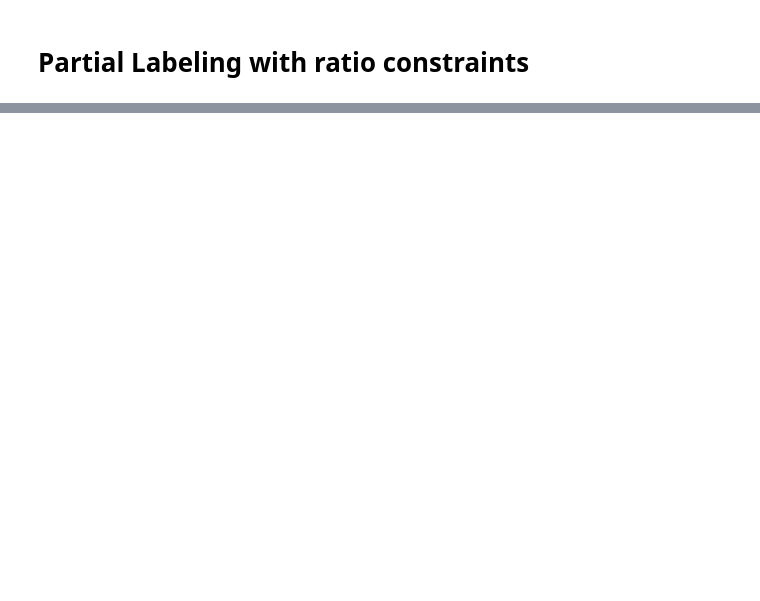
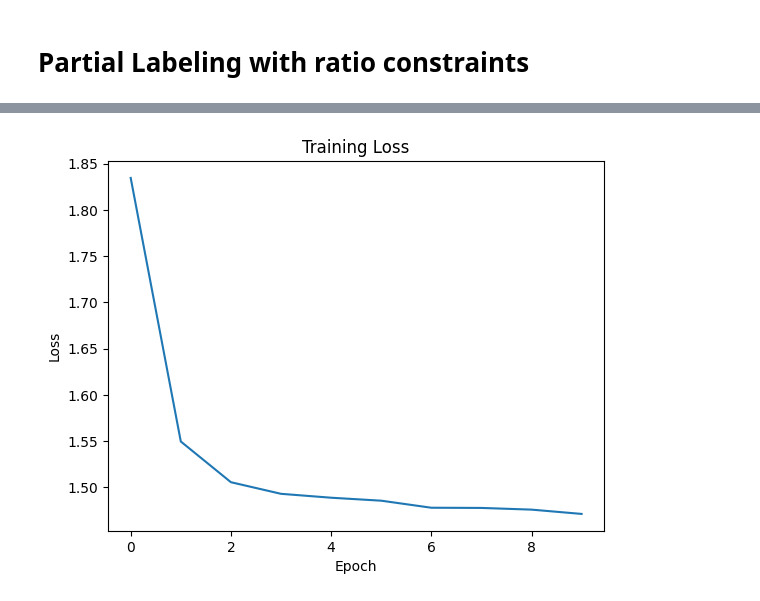
Before and after one commit to buthaya/ner-expected-entity-ratio, a Jupyter notebook: notebooks/mnist_partial_labeling.ipynb, the cells around one changed output, grey strips where cells are left out. Cells and saved outputs as stored; diff of their text form; code cells hidden in the pictures; blank space fills up the shorter version.

```diff
--- a/notebooks/mnist_partial_labeling.ipynb
+++ b/notebooks/mnist_partial_labeling.ipynb
@@ -790,0 +731,93 @@ Dev acc: 15.71
+# %%
+# hyper-parameters
+batch_size_train = 5000
+batch_size_dev = 10000
+n_epochs = 10
+
+ratio_train = torch.tensor([0.1 for _ in range(10)])
+ratio_dev = torch.tensor([0.1 for _ in range(10)])
+
+# DataLoader & Sampler
+train_sampler = CustomSampler(Y_train.copy(),
+                              ratio_train,
+                              batch_size_train)
+train_dataloader = DataLoader(MNISTDataset(X_train, Y_train),
+                              batch_size=batch_size_train,
+                              sampler=train_sampler,
+                              collate_fn=collate_fn)
+
+dev_sampler = CustomSampler(Y_dev.copy(),
+                            ratio_dev,
+                            batch_size_dev)
+dev_dataloader = DataLoader(MNISTDataset(X_dev, Y_dev),
+                            batch_size=batch_size_dev,
+                            sampler=dev_sampler,
+                            collate_fn=collate_fn)
+
+# Build the network
+network = MLPClassifier(784, 200, 10)
+network.to(device)
+
+optimizer = torch.optim.SGD(network.parameters(), lr=1, momentum=0.9)
+
+train_losses = []
+dev_accs = []
+
+start = time.time()
+
+print('Start training')
+for epoch in range(n_epochs):
+    print("%i / %i" % (epoch+1, n_epochs))
+
+    network.train()
+    train_loss = 0
+    for batch in train_dataloader:
+        optimizer.zero_grad()
+
+        batch_input, labels = batch
+        batch_input = batch_input.to(device)
+        labels = labels.to(device)
+        logits = network(batch_input)
+
+        # Modified loss to take into account partial labeling
+        loss = nll_loss_eer(F.softmax(logits, dim=1), labels, ratio_train)
+        loss.backward()
+
+        optimizer.step()
+
+        train_loss += loss.item()
+    train_losses.append(train_loss /len(train_dataloader))
+    print("Train loss: %.4f" % (train_losses[-1]))
+
+    n_correct = 0
+    with torch.no_grad():
+        network.eval()
+        print('Evaluating...')
+        for batch in dev_dataloader:
+            batch_input, labels = batch
+            batch_input = batch_input.to(device)
+            labels = labels.to(device)
+            logits = network(batch_input)
+
+            prediction = logits.argmax(dim=1)
+            n_correct += count_correct_preds(F.one_hot(prediction, num_classes=10), labels)
+
+    dev_acc = 100 * n_correct / len(dev_data)
+    dev_accs.append(dev_acc)
+    print("Dev acc: %.2f" % dev_acc)
+
+print(time.strftime("%H:%M:%S", time.gmtime(time.time()-start)))
+
+# Plot the training loss and dev accuracy
+plt.plot(train_losses)
+plt.title('Training Loss')
+plt.xlabel('Epoch')
+plt.ylabel('Loss')
+plt.show()
+
+plt.plot(dev_accs)
+plt.title('Dev Accuracy')
+plt.xlabel('Epoch')
+plt.ylabel('Accuracy')
+plt.show()
+# %% [output]
@@ -790,0 +841 @@ Dev acc: 15.71
+[figure, added]
```
Also changed, not shown: parts of 15 cells of this notebook.
